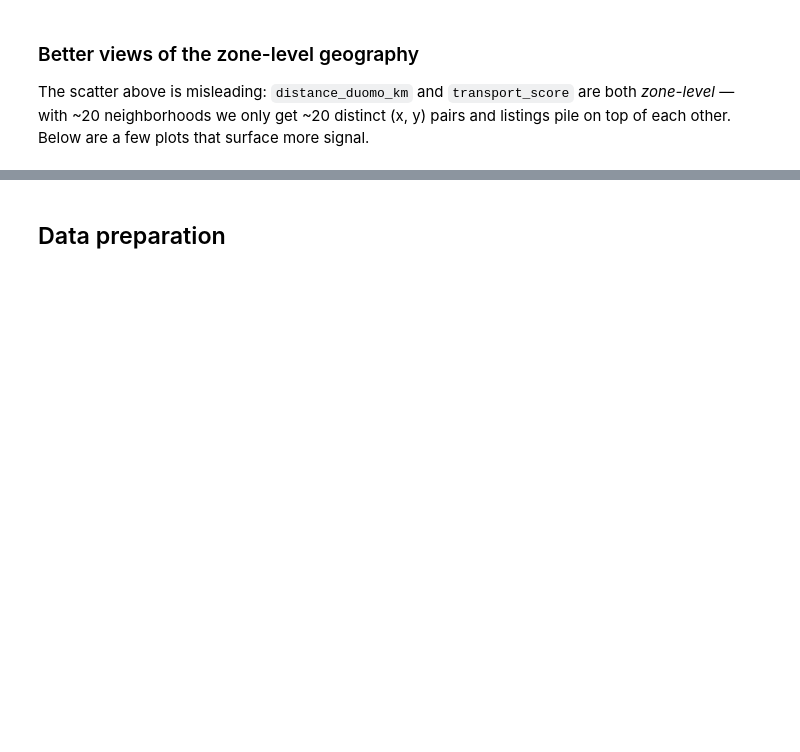
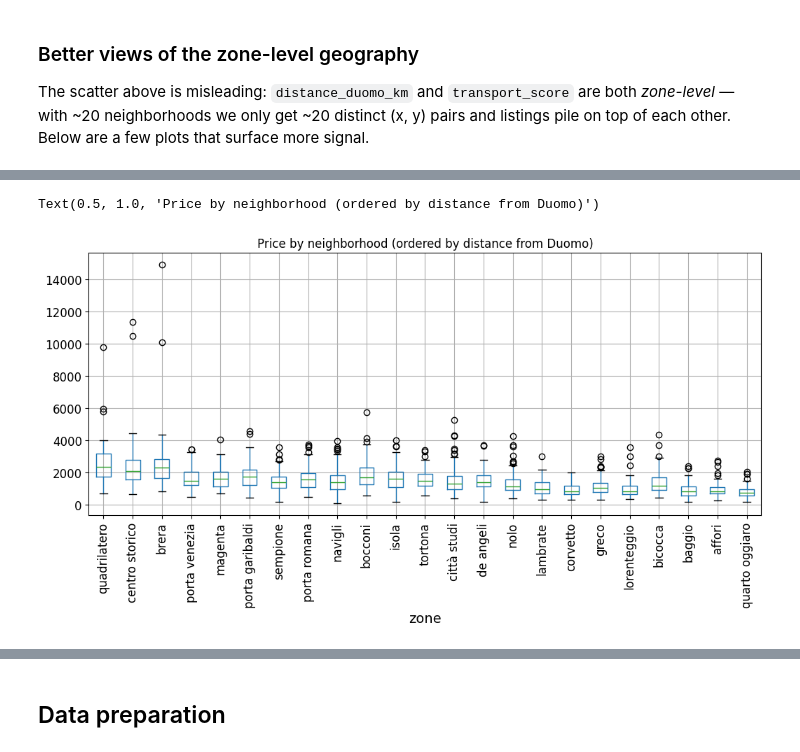
Before and after one commit to fpinell/hands_on_python_for_ds, a Jupyter notebook: notebooks/master/2026/Lecture_2_Supervised_Learning.ipynb, the cells around one changed output, grey strips where cells are left out. Cells and saved outputs as stored; diff of their text form; code cells hidden in the pictures; blank space fills up the shorter version.

```diff
--- a/notebooks/master/2026/Lecture_2_Supervised_Learning.ipynb
+++ b/notebooks/master/2026/Lecture_2_Supervised_Learning.ipynb
@@ -403,17 +506,20 @@ _ = rentals.plot(kind="scatter", x="distance_duomo_km", y="price", alpha=0.1)
 # %%
 '''
 Boxplot per zone, ordered by distance from the Duomo.
 Shows price distribution and spread within each neighborhood and how it shifts
 as we move away from the center: within-zone vs between-zone variance.
 '''
 
-order = (rentals.groupby("zone")["distance_duomo_km"].first()
+order = (rentals.groupby("neighborhood")["distance_duomo_km"].first()
          .sort_values().index.tolist())
 
-_ = (rentals.assign(zone=pd.Categorical(rentals["zone"], categories=order, ordered=True))
+_ = (rentals.assign(zone=pd.Categorical(rentals["neighborhood"], categories=order, ordered=True))
      .boxplot(column="price", by="zone", rot=90, figsize=(12, 5)))
 plt.suptitle("")
-plt.title("Price by zone (ordered by distance from Duomo)")
+plt.title("Price by neighborhood (ordered by distance from Duomo)")
+# %% [output]
+Text(0.5, 1.0, 'Price by neighborhood (ordered by distance from Duomo)')
+[figure, added]
 # %%
 '''
 Same axes as the original scatter, but each hex cell shows the MEAN price
```
Also changed, not shown: parts of 87 cells of this notebook.
